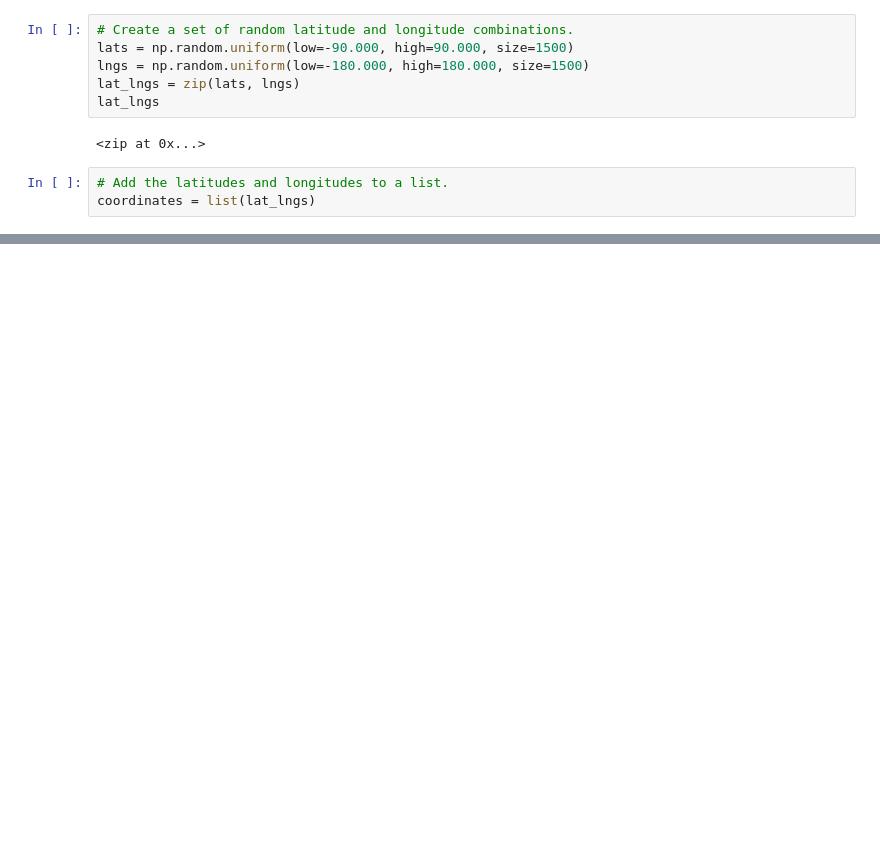
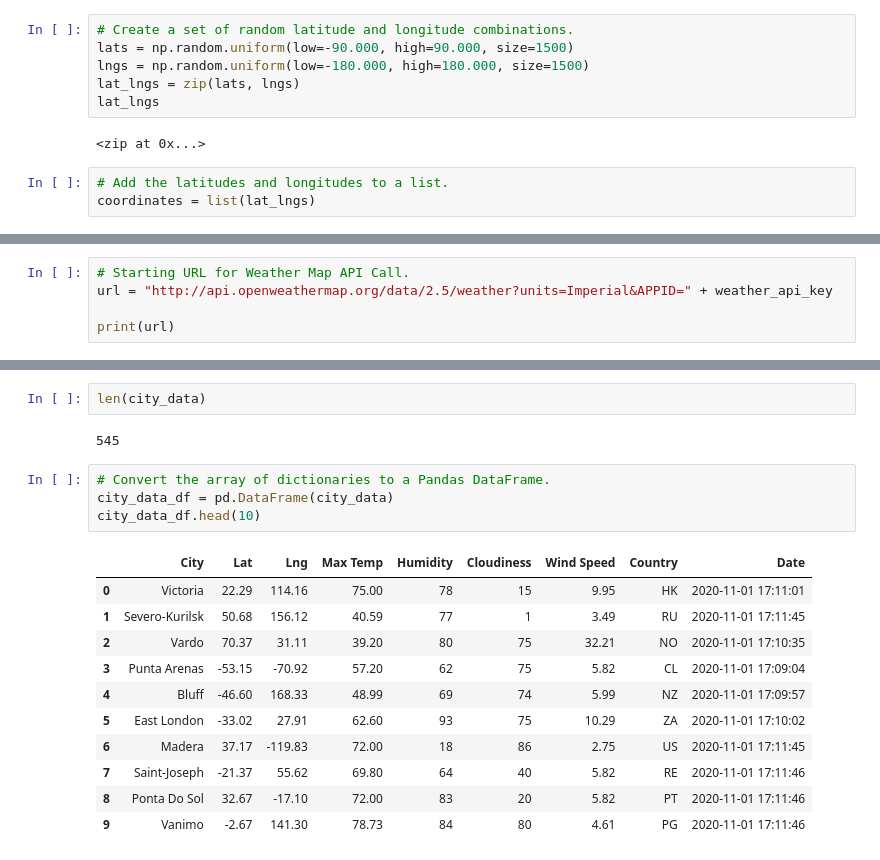
Before and after one commit to britnijgrimm/World_Weather_Analysis, a Jupyter notebook: WeatherPy.ipynb, the cells around one changed output, grey strips where cells are left out. Drawn from its saved outputs; the diff is of its cells as text; blank space fills up the shorter version.

```diff
--- a/WeatherPy.ipynb
+++ b/WeatherPy.ipynb
@@ -56,0 +66,5 @@ len(cities)
+# %%
+# Starting URL for Weather Map API Call.
+url = "http://api.openweathermap.org/data/2.5/weather?units=Imperial&APPID=" + weather_api_key
+
+print(url)
@@ -56,0 +152,20 @@ len(cities)
+# %%
+len(city_data)
+# %% [output]
+545
+# %%
+# Convert the array of dictionaries to a Pandas DataFrame.
+city_data_df = pd.DataFrame(city_data)
+city_data_df.head(10)
+# %% [output]
+|  | City | Lat | Lng | Max Temp | Humidity | Cloudiness | Wind Speed | Country | Date |
+| 0 | Victoria | 22.29 | 114.16 | 75.00 | 78 | 15 | 9.95 | HK | 2020-11-01 17:11:01 |
+| 1 | Severo-Kurilsk | 50.68 | 156.12 | 40.59 | 77 | 1 | 3.49 | RU | 2020-11-01 17:11:45 |
+| 2 | Vardo | 70.37 | 31.11 | 39.20 | 80 | 75 | 32.21 | NO | 2020-11-01 17:10:35 |
+| 3 | Punta Arenas | -53.15 | -70.92 | 57.20 | 62 | 75 | 5.82 | CL | 2020-11-01 17:09:04 |
+| 4 | Bluff | -46.60 | 168.33 | 48.99 | 69 | 74 | 5.99 | NZ | 2020-11-01 17:09:57 |
+| 5 | East London | -33.02 | 27.91 | 62.60 | 93 | 75 | 10.29 | ZA | 2020-11-01 17:10:02 |
+| 6 | Madera | 37.17 | -119.83 | 72.00 | 18 | 86 | 2.75 | US | 2020-11-01 17:11:45 |
+| 7 | Saint-Joseph | -21.37 | 55.62 | 69.80 | 64 | 40 | 5.82 | RE | 2020-11-01 17:11:46 |
+| 8 | Ponta Do Sol | 32.67 | -17.10 | 72.00 | 83 | 20 | 5.82 | PT | 2020-11-01 17:11:46 |
+| 9 | Vanimo | -2.67 | 141.30 | 78.73 | 84 | 80 | 4.61 | PG | 2020-11-01 17:11:46 |
```
Also changed, not shown: parts of 9 cells of this notebook.
